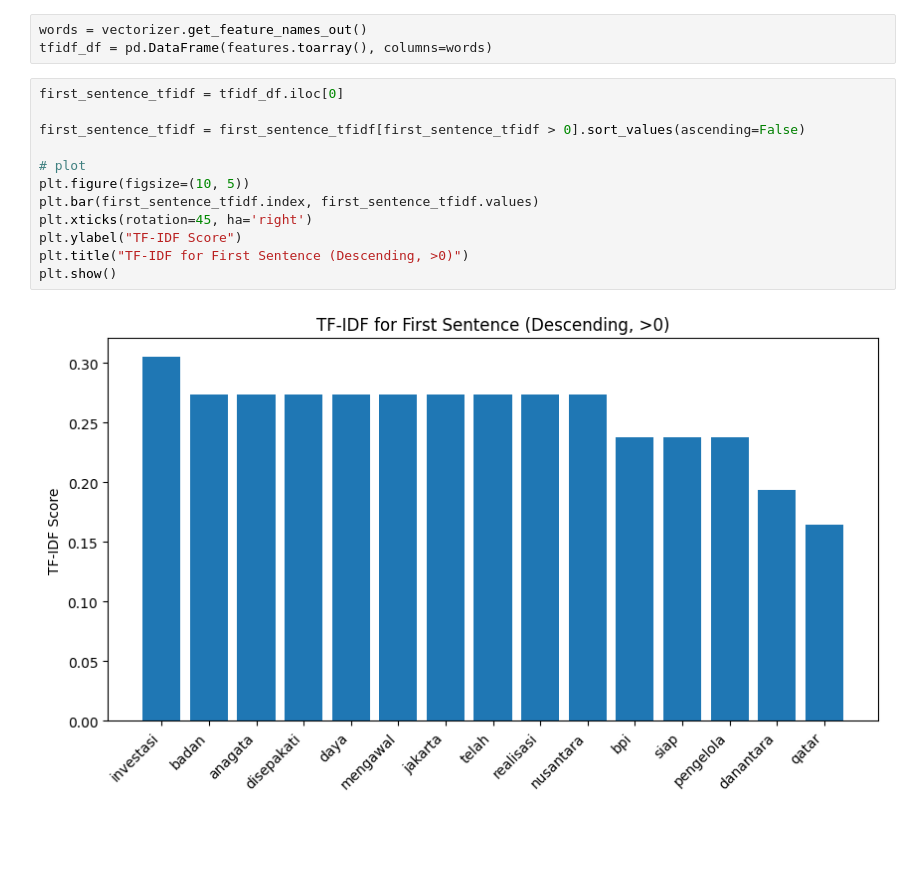
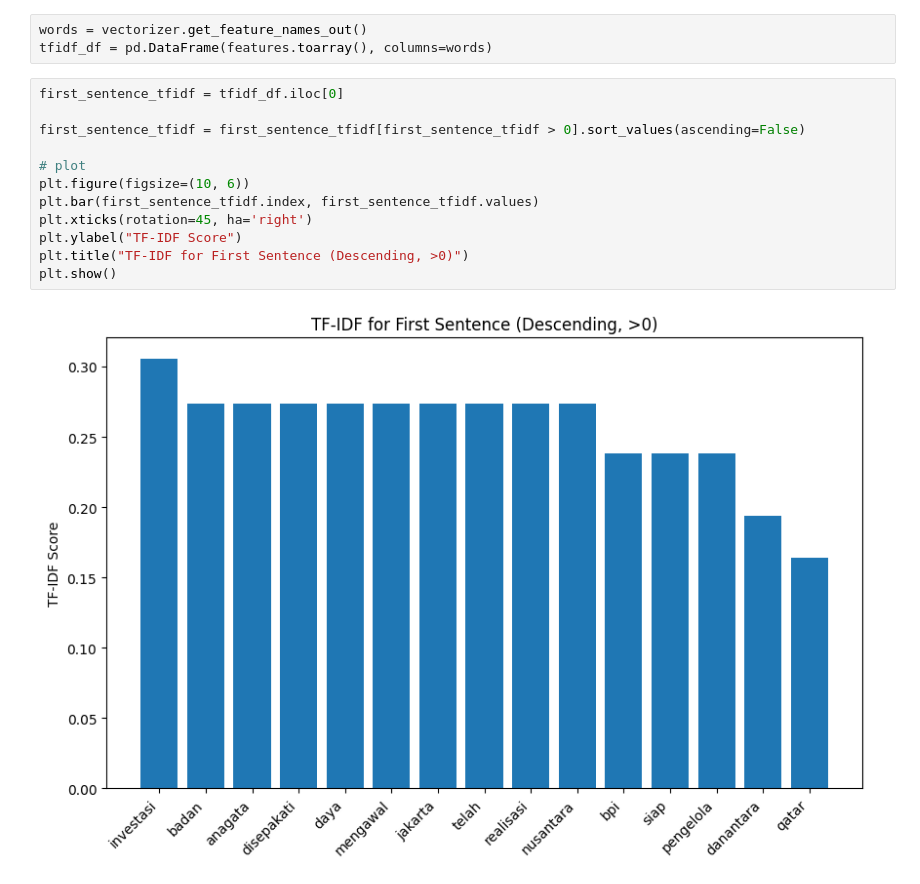
Before and after one commit to chiisana-riryi/pba-task-1a-individual, a Jupyter notebook: week4/task1A_danantara.ipynb, the cells around one changed output. Cells and saved outputs as stored; diff of their text form; blank space fills up the shorter version.

```diff
--- a/week4/task1A_danantara.ipynb
+++ b/week4/task1A_danantara.ipynb
@@ -74,14 +74,14 @@ tfidf_df = pd.DataFrame(features.toarray(), columns=words)
 # %%
 first_sentence_tfidf = tfidf_df.iloc[0]
 
 first_sentence_tfidf = first_sentence_tfidf[first_sentence_tfidf > 0].sort_values(ascending=False)
 
 # plot
-plt.figure(figsize=(10, 5))
+plt.figure(figsize=(10, 6))
 plt.bar(first_sentence_tfidf.index, first_sentence_tfidf.values)
 plt.xticks(rotation=45, ha='right')
 plt.ylabel("TF-IDF Score")
 plt.title("TF-IDF for First Sentence (Descending, >0)")
 plt.show()
 # %% [output]
-[figure, old version]
+[figure, new version]
```
